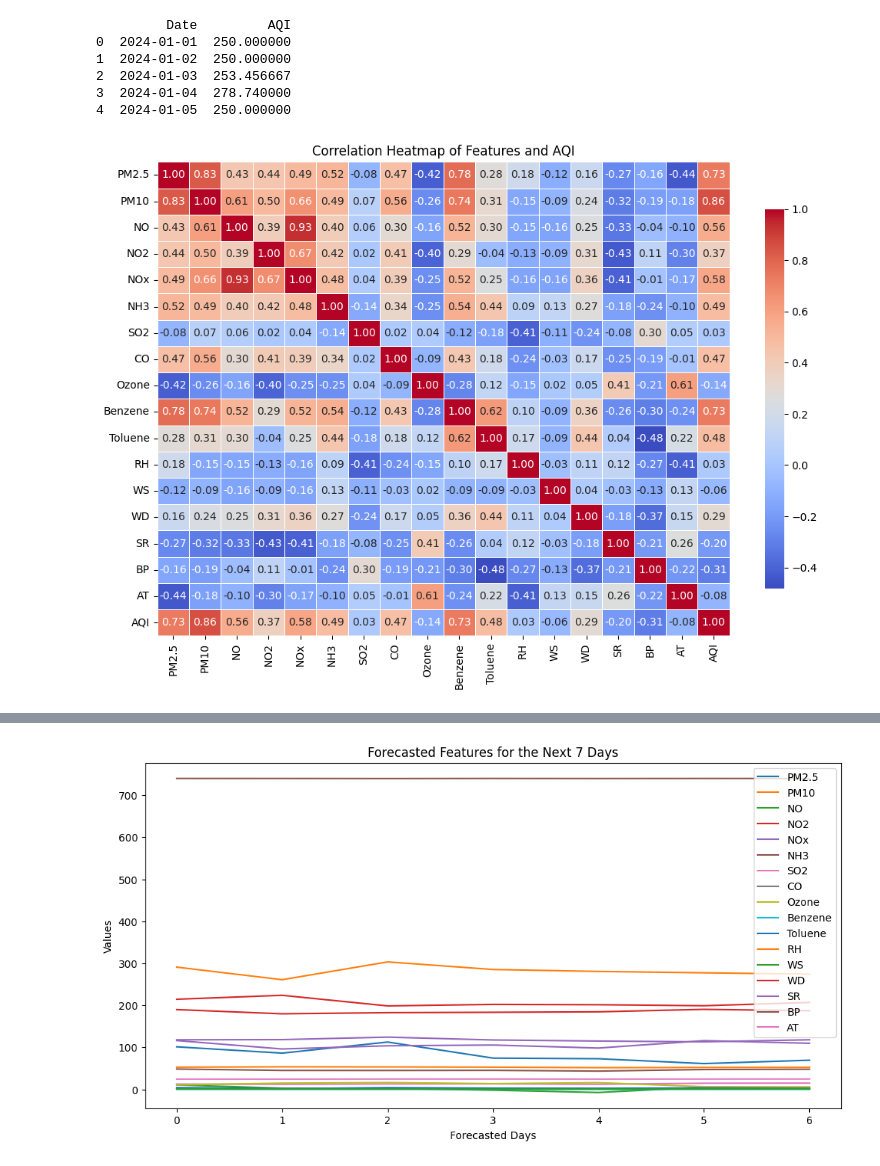
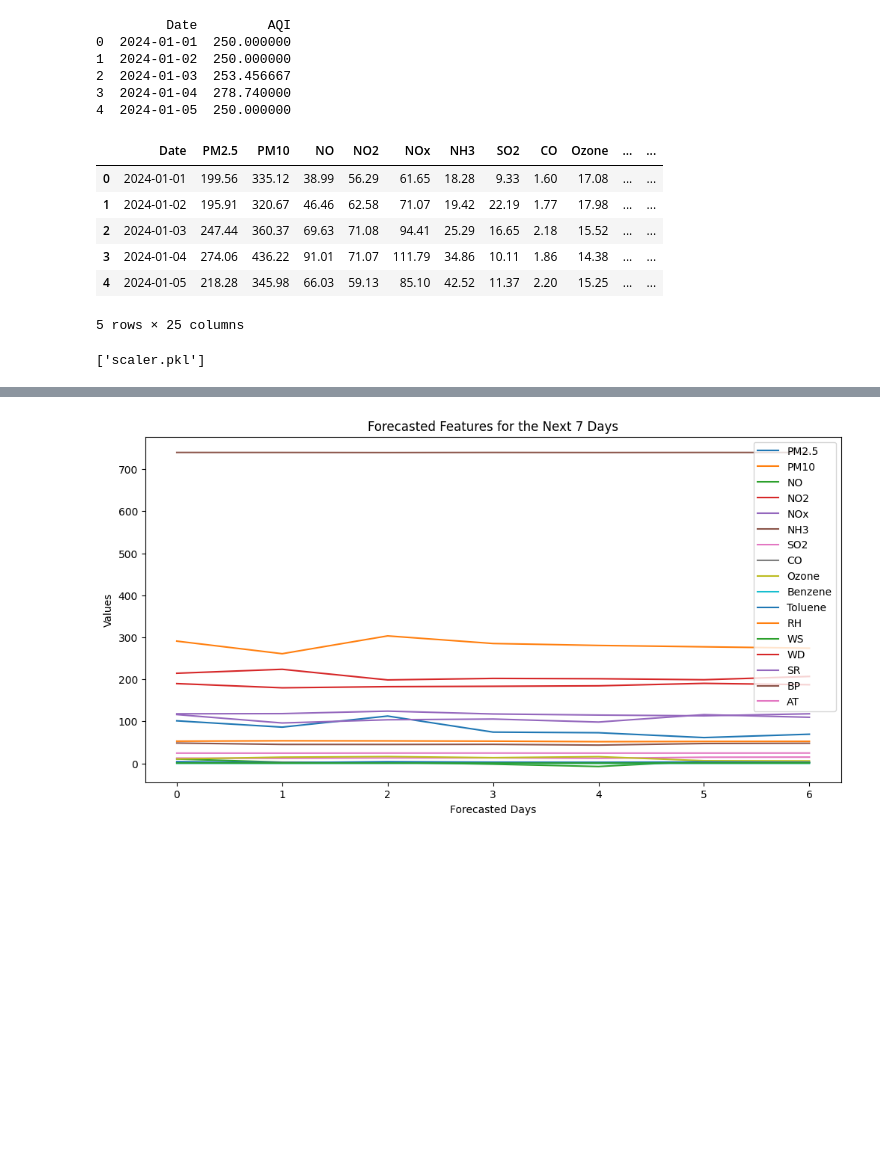
Before and after one commit to RebelAKL/Analysing-air-quality-using-various-ML-algorithms, a Jupyter notebook: aqi_analysis(lr_rf_xgboost).ipynb, the cells around one changed output, grey strips where cells are left out. Drawn from its saved outputs; the diff is of its cells as text; code cells hidden in the pictures; blank space fills up the shorter version.

```diff
--- a/aqi_analysis(lr_rf_xgboost).ipynb
+++ b/aqi_analysis(lr_rf_xgboost).ipynb
@@ -75,6 +75,16 @@ print(df[['Date', 'AQI']].head())
 2  2024-01-03  253.456667
 3  2024-01-04  278.740000
 4  2024-01-05  250.000000
+# %%
+df.head()
+# %% [output]
+|  | Date | PM2.5 | PM10 | NO | NO2 | NOx | NH3 | SO2 | CO | Ozone | ... | ... |
+| 0 | 2024-01-01 | 199.56 | 335.12 | 38.99 | 56.29 | 61.65 | 18.28 | 9.33 | 1.60 | 17.08 | ... | ... |
+| 1 | 2024-01-02 | 195.91 | 320.67 | 46.46 | 62.58 | 71.07 | 19.42 | 22.19 | 1.77 | 17.98 | ... | ... |
+| 2 | 2024-01-03 | 247.44 | 360.37 | 69.63 | 71.08 | 94.41 | 25.29 | 16.65 | 2.18 | 15.52 | ... | ... |
+| 3 | 2024-01-04 | 274.06 | 436.22 | 91.01 | 71.07 | 111.79 | 34.86 | 10.11 | 1.86 | 14.38 | ... | ... |
+| 4 | 2024-01-05 | 218.28 | 345.98 | 66.03 | 59.13 | 85.10 | 42.52 | 11.37 | 2.20 | 15.25 | ... | ... |
+5 rows × 25 columns
 # %%
 df.dropna(inplace=True)
 
@@ -84,17 +95,11 @@ target = 'AQI'
 # %%
 scaler = StandardScaler()
 X_scaled = scaler.fit_transform(X)
+joblib.dump(scaler, "scaler.pkl")
+# %% [output]
+['scaler.pkl']
 # %%
 X_train, X_test, y_train, y_test = train_test_split(X_scaled, y, test_size=0.2, random_state=42)
-# %%
-correlation_matrix = df[features + [target]].corr()
-
-plt.figure(figsize=(12, 8))
-sns.heatmap(correlation_matrix, annot=True, cmap='coolwarm', fmt=".2f", linewidths=0.5, cbar_kws={'shrink': 0.8})
-plt.title('Correlation Heatmap of Features and AQI')
-plt.show()
-# %% [output]
-[figure, removed]
 # %%
 # 1. Linear Regression
 lr_model = LinearRegression()
```
Also changed, not shown: parts of 7 cells of this notebook, 5 other files.
